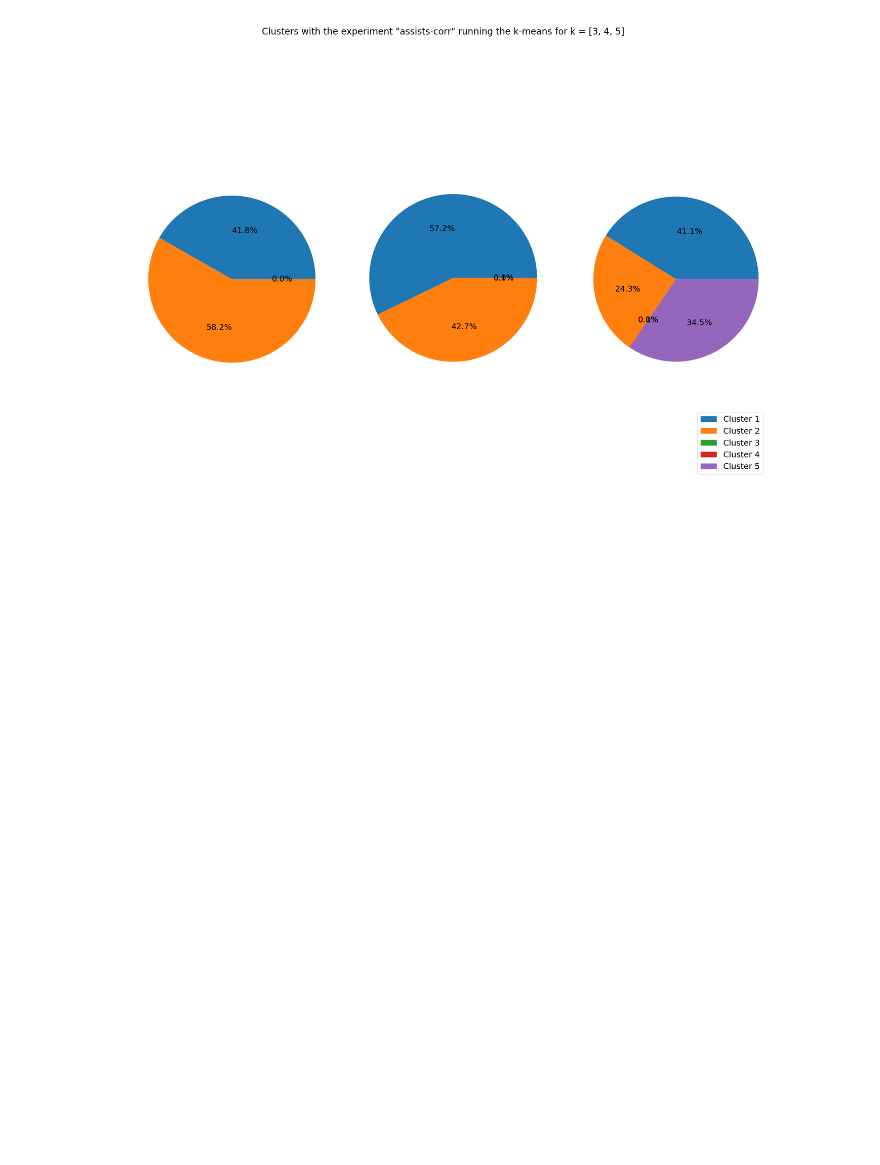
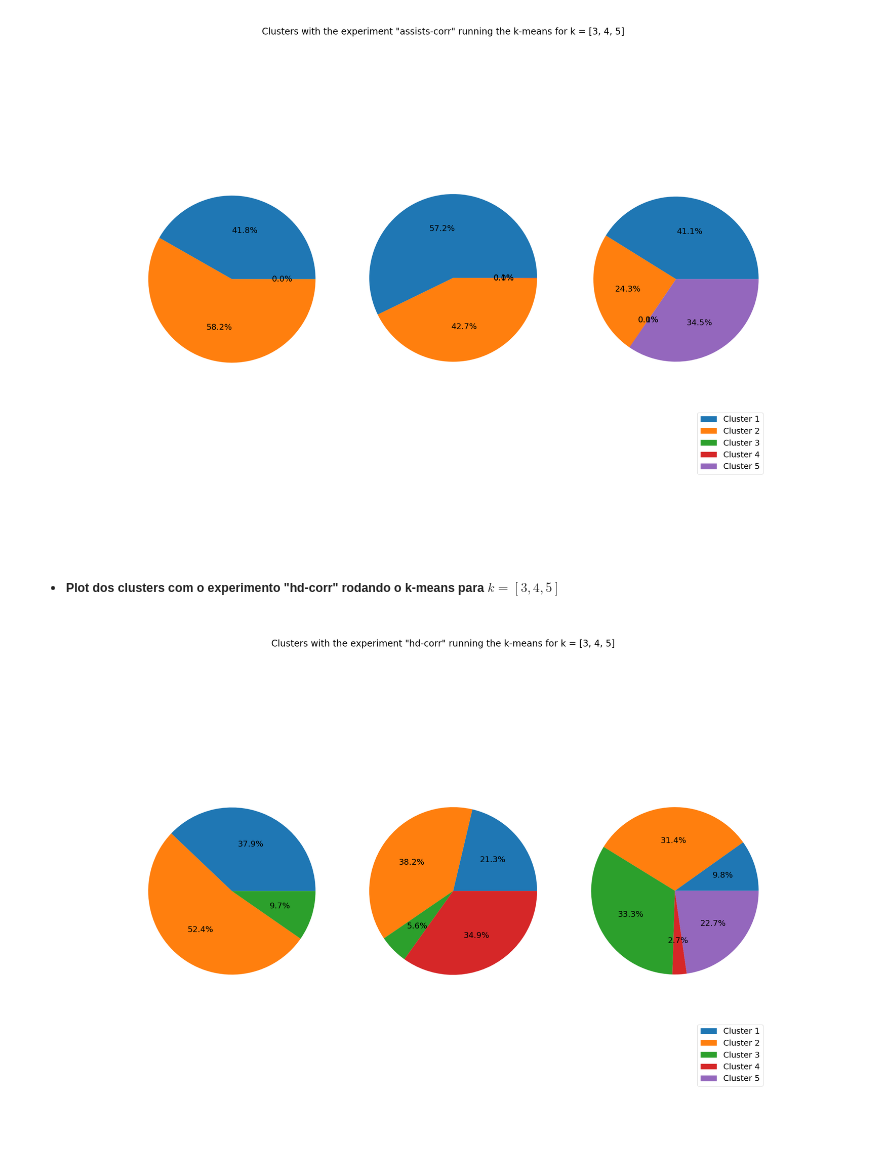
Before and after one commit to gaabrielfranco/notebooks-tcc, a Jupyter notebook: log-tcc.ipynb, the cells around one changed output. Saved outputs shown, nothing was run; the diff lists cells and outputs as text; code cells hidden in the pictures; blank space fills up the shorter version.

```diff
--- a/log-tcc.ipynb
+++ b/log-tcc.ipynb
@@ -394,3 +400,9 @@ Image(filename='data/inertia-corr.png')
 Image(filename='data/assists-corr_pie.png')
 # %% [output]
 [figure]
+# %% [markdown]
+- ##### Plot dos clusters com o experimento "hd-corr" rodando o k-means para $k = [3,4,5]$
+# %%
+Image(filename='data/hd-corr_pie.png')
+# %% [output]
+[figure, added]
```
Also changed, not shown: parts of 3 cells of this notebook, 9 other files.
